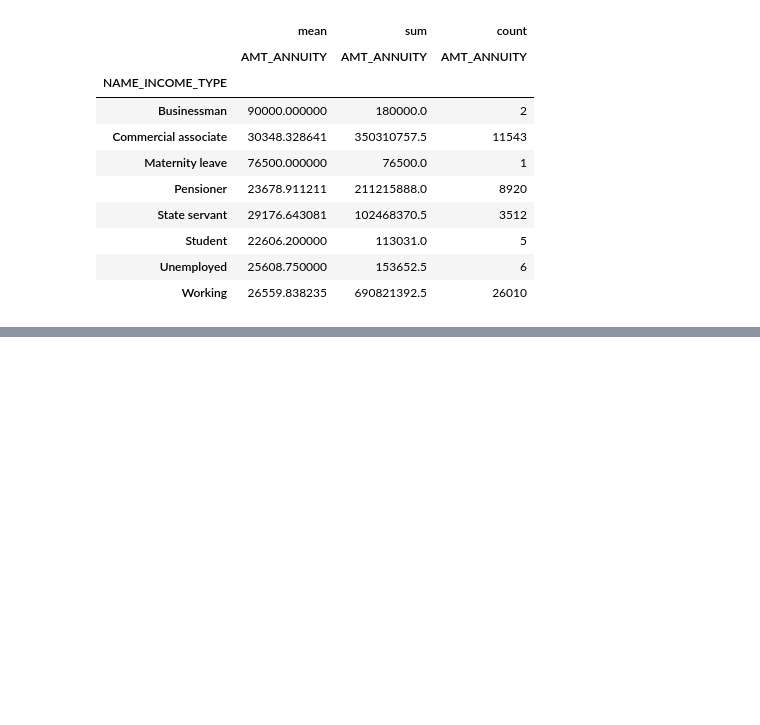
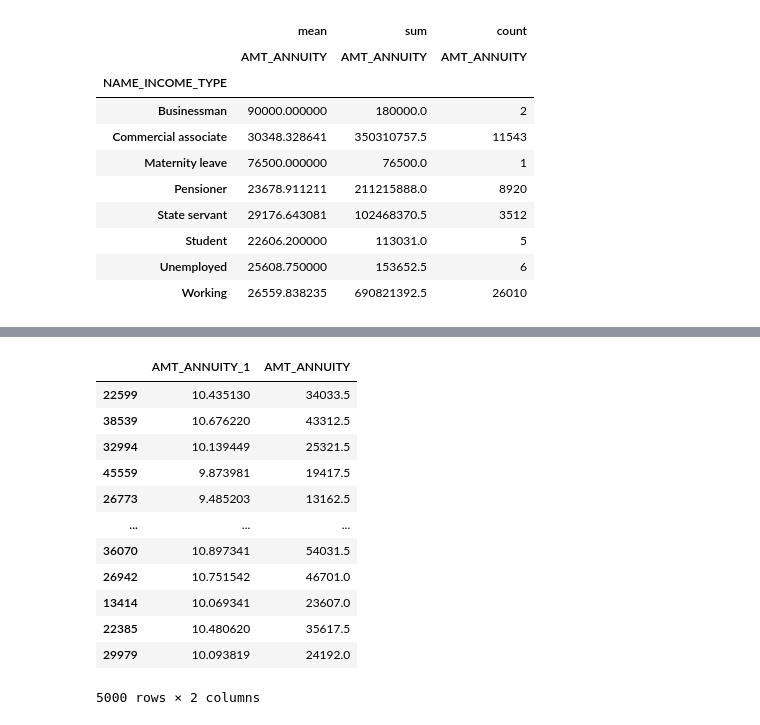
Before and after one commit to mohitshrivastava450/python-jupyter-notebook-, a Jupyter notebook: python-codes/project/bank_loan_data.ipynb, the cells around one changed output, grey strips where cells are left out. Saved outputs shown, nothing was run; the diff lists cells and outputs as text; code cells hidden in the pictures; blank space fills up the shorter version.

```diff
--- a/python-codes/project/bank_loan_data.ipynb
+++ b/python-codes/project/bank_loan_data.ipynb
@@ -2121,0 +2176,16 @@ pd.pivot_table(df_app,values=["AMT_ANNUITY"],
+# %%
+df_plot[["AMT_ANNUITY_1","AMT_ANNUITY"]]
+# %% [output]
+|  | AMT_ANNUITY_1 | AMT_ANNUITY |
+| 22599 | 10.435130 | 34033.5 |
+| 38539 | 10.676220 | 43312.5 |
+| 32994 | 10.139449 | 25321.5 |
+| 45559 | 9.873981 | 19417.5 |
+| 26773 | 9.485203 | 13162.5 |
+| ... | ... | ... |
+| 36070 | 10.897341 | 54031.5 |
+| 26942 | 10.751542 | 46701.0 |
+| 13414 | 10.069341 | 23607.0 |
+| 22385 | 10.480620 | 35617.5 |
+| 29979 | 10.093819 | 24192.0 |
+5000 rows × 2 columns
```
Also changed, not shown: parts of 9 cells of this notebook.
